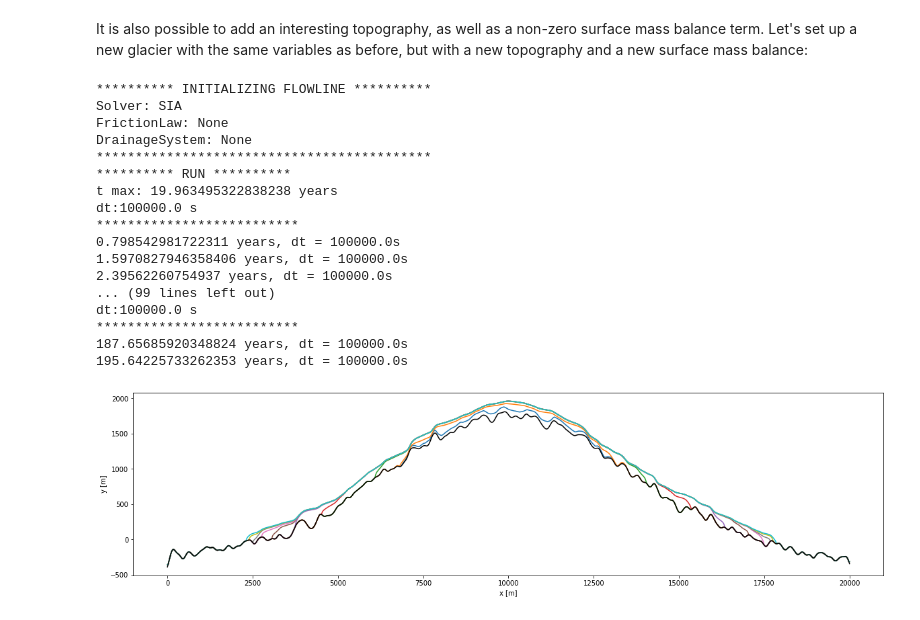
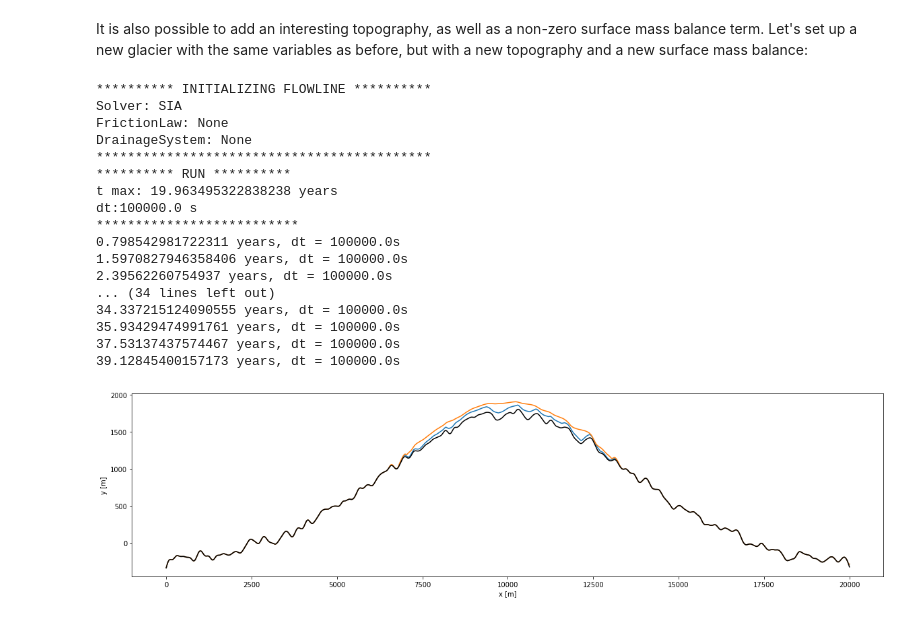
Before and after one commit to kjetilthogersen/pyGlacier, a Jupyter notebook: README.ipynb, the cells around one changed output. Drawn from its saved outputs; the diff is of its cells as text; code cells hidden in the pictures.

```diff
--- a/README.ipynb
+++ b/README.ipynb
@@ -128,44 +125,50 @@ variables = {
         'H': b*0, # Initial ice thickness is zero
         'b': b, # topography
         'dx': dx, # Spatial resolution
-        'SMB': SMB} # Surface mass balance (set to 0)
-    },
+        'SMB': SMB}, # Surface mass balance (set to 0 function)
+    'boundaryConditions':{
+        'left':{
+            'type': 'thickness', # thickness, surface slope
+            'val': 4},
+        'right':{
+        'type': 'surface slope',
+        'val': .5} } },
 'DrainageSystem': # No drainage system
     {'ID': 'None'},
 'FrictionLaw': #No sliding
     {'ID': 'None'},
 'Output': # No output
     {'ID': 'None'}
 }
 
 # Create glacier object and run simulation
 glacier = pg.Flowline(variables = variables)
 fig = plt.figure(figsize=(20,5))
-for i in range(10):
+for i in range(2):
     glacier.run(t_max = (i+1)*20*3.15e7, dt = 1e5) # run for 20 year with time step 10^5s
     plt.plot(glacier.x,glacier.H+glacier.b)
 
 plt.plot(glacier.x,glacier.b, 'k')
 plt.xlabel('x [m]')
 plt.ylabel('y [m]')
 ax.legend()
 plt.show()
 # %% [output]
 ********** INITIALIZING FLOWLINE **********
 Solver: SIA
 FrictionLaw: None
 DrainageSystem: None
 *******************************************
 ********** RUN **********
 t max: 19.963495322838238 years
 dt:100000.0 s
 **************************
 0.798542981722311 years, dt = 100000.0s
 1.5970827946358406 years, dt = 100000.0s
 2.39562260754937 years, dt = 100000.0s
-... (99 lines left out)
-dt:100000.0 s
-**************************
-187.65685920348824 years, dt = 100000.0s
-195.64225733262353 years, dt = 100000.0s
+... (34 lines left out)
+34.337215124090555 years, dt = 100000.0s
+35.93429474991761 years, dt = 100000.0s
+37.53137437574467 years, dt = 100000.0s
+39.12845400157173 years, dt = 100000.0s
-[figure, old version]
+[figure, new version]
```
Also changed, not shown: parts of 8 cells of this notebook, 3 other files.
